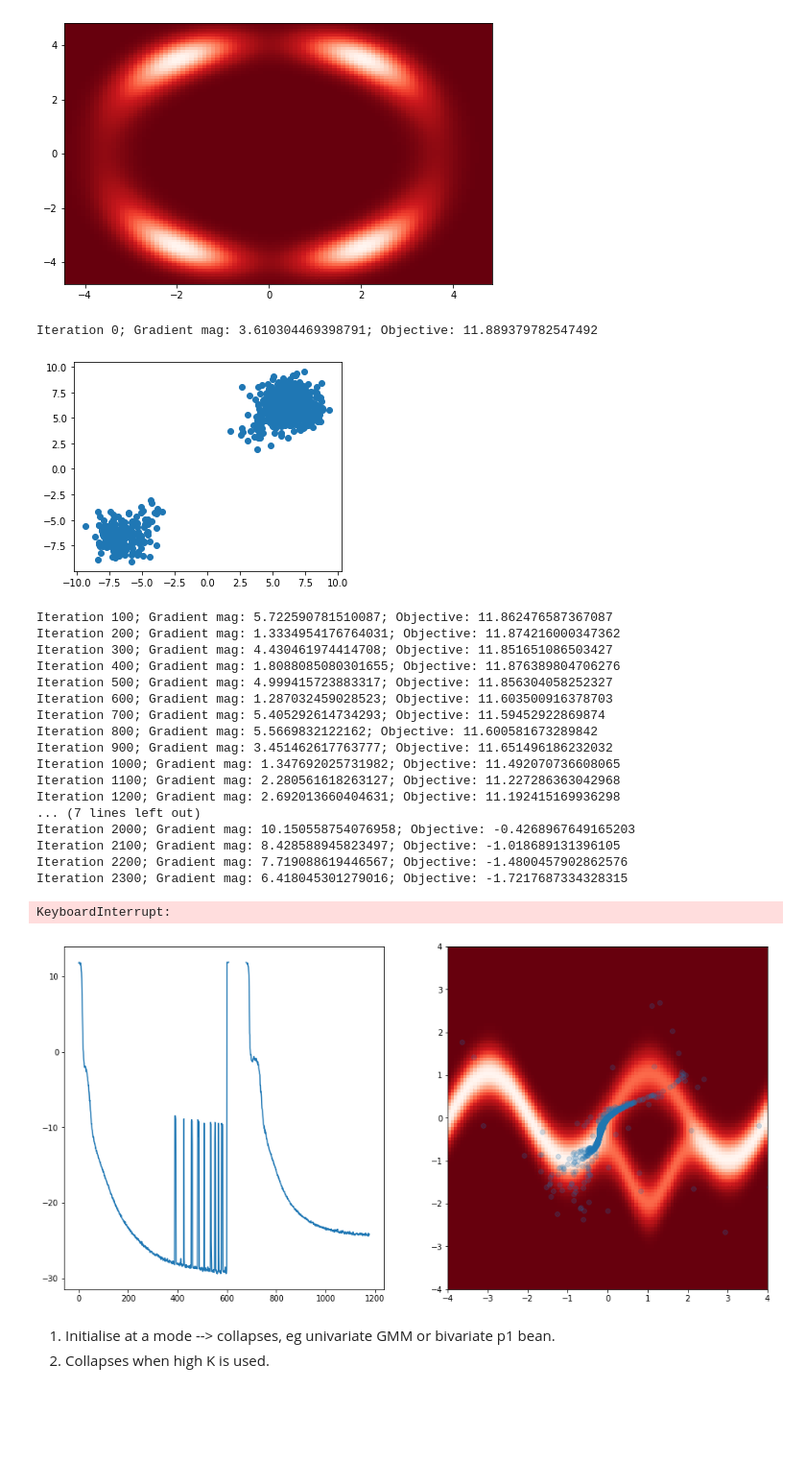
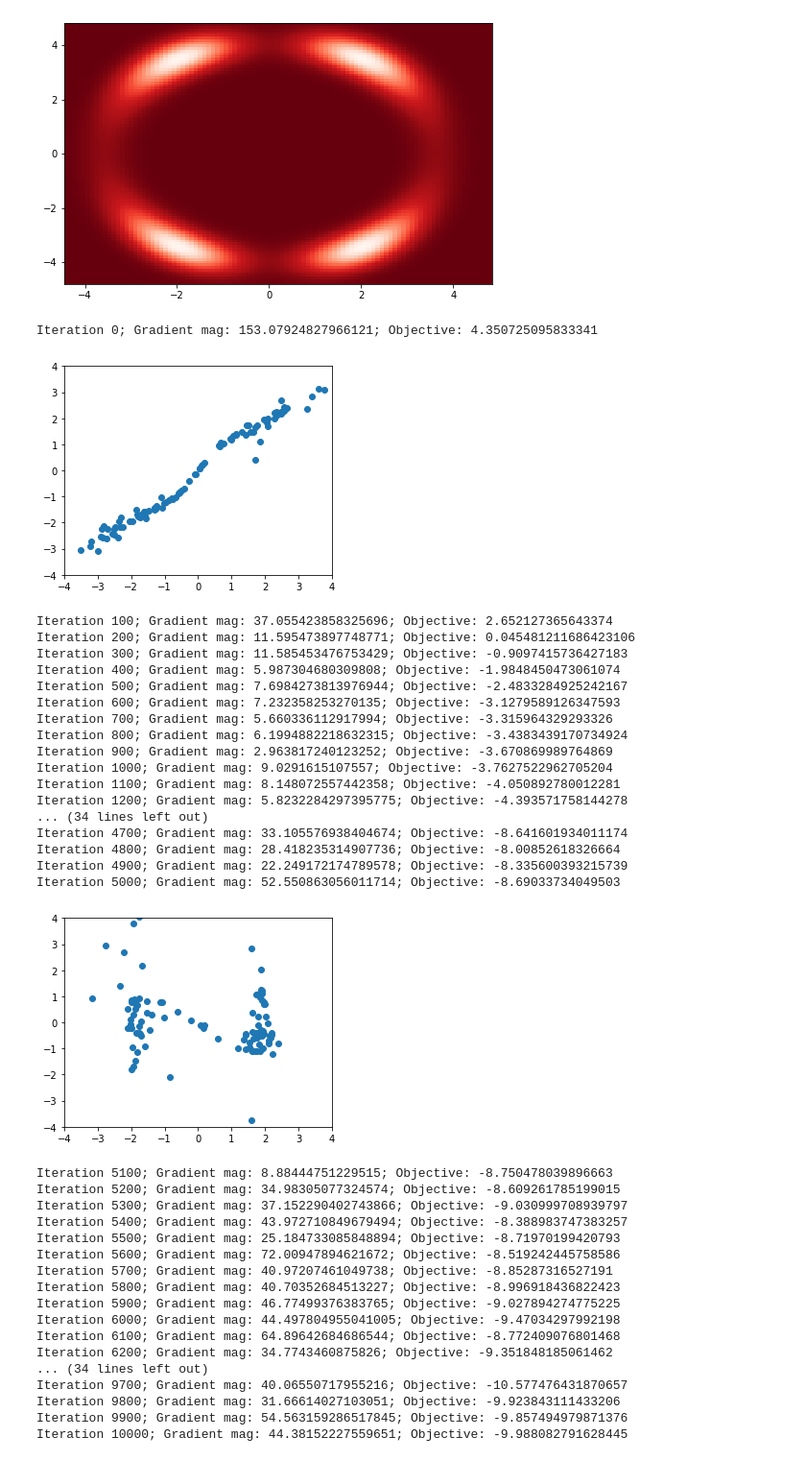
Before and after one commit to suton5/vi-normflows, a Jupyter notebook: Final.ipynb, the cells around one changed output. Shown at 96% size. Drawn from its saved outputs; the diff is of its cells as text; code cells hidden in the pictures; blank space fills up the shorter version.

```diff
--- a/Final.ipynb
+++ b/Final.ipynb
@@ -576,30 +596,44 @@ def visualise(func, variational_params, K=16, dim_z=2, xlimits=[-4,4], ylimits=[
-# %%
-variational_params = optimise(p1, 1000, 50000, 1e-4, K=16)
-# %% [output]
-Iteration 0; Gradient mag: 3.610304469398791; Objective: 11.889379782547492
-[figure, removed]
-Iteration 100; Gradient mag: 5.722590781510087; Objective: 11.862476587367087
-Iteration 200; Gradient mag: 1.3334954176764031; Objective: 11.874216000347362
-Iteration 300; Gradient mag: 4.430461974414708; Objective: 11.851651086503427
-Iteration 400; Gradient mag: 1.8088085080301655; Objective: 11.876389804706276
-Iteration 500; Gradient mag: 4.999415723883317; Objective: 11.856304058252327
-Iteration 600; Gradient mag: 1.287032459028523; Objective: 11.603500916378703
-Iteration 700; Gradient mag: 5.405292614734293; Objective: 11.59452922869874
-Iteration 800; Gradient mag: 5.5669832122162; Objective: 11.600581673289842
-Iteration 900; Gradient mag: 3.451462617763777; Objective: 11.651496186232032
-Iteration 1000; Gradient mag: 1.347692025731982; Objective: 11.492070736608065
-Iteration 1100; Gradient mag: 2.280561618263127; Objective: 11.227286363042968
-Iteration 1200; Gradient mag: 2.692013660404631; Objective: 11.192415169936298
-... (7 lines left out)
-Iteration 2000; Gradient mag: 10.150558754076958; Objective: -0.4268967649165203
-Iteration 2100; Gradient mag: 8.428588945823497; Objective: -1.018689131396105
-Iteration 2200; Gradient mag: 7.719088619446567; Objective: -1.4800457902862576
-Iteration 2300; Gradient mag: 6.418045301279016; Objective: -1.7217687334328315
-KeyboardInterrupt:
-# %%
-visualise(p1, variational_params)
-# %% [output]
-[figure, removed]
-# %% [markdown]
-1. Initialise at a mode --> collapses, eg univariate GMM or bivariate p1 bean.
-2. Collapses when high K is used.
+# %%
+num_samples=100
+num_iter=20000
+lr=1e-3
+K=8
+variational_params, objectives = optimise(p1, num_samples, num_iter, lr, K)
+# %% [output]
+Iteration 0; Gradient mag: 153.07924827966121; Objective: 4.350725095833341
+[figure, added]
+Iteration 100; Gradient mag: 37.055423858325696; Objective: 2.652127365643374
+Iteration 200; Gradient mag: 11.595473897748771; Objective: 0.045481211686423106
+Iteration 300; Gradient mag: 11.585453476753429; Objective: -0.9097415736427183
+Iteration 400; Gradient mag: 5.987304680309808; Objective: -1.9848450473061074
+Iteration 500; Gradient mag: 7.6984273813976944; Objective: -2.4833284925242167
+Iteration 600; Gradient mag: 7.232358253270135; Objective: -3.1279589126347593
+Iteration 700; Gradient mag: 5.660336112917994; Objective: -3.315964329293326
+Iteration 800; Gradient mag: 6.1994882218632315; Objective: -3.4383439170734924
+Iteration 900; Gradient mag: 2.963817240123252; Objective: -3.670869989764869
+Iteration 1000; Gradient mag: 9.0291615107557; Objective: -3.7627522962705204
+Iteration 1100; Gradient mag: 8.148072557442358; Objective: -4.050892780012281
+Iteration 1200; Gradient mag: 5.8232284297395775; Objective: -4.393571758144278
+... (34 lines left out)
+Iteration 4700; Gradient mag: 33.105576938404674; Objective: -8.641601934011174
+Iteration 4800; Gradient mag: 28.418235314907736; Objective: -8.00852618326664
+Iteration 4900; Gradient mag: 22.249172174789578; Objective: -8.335600393215739
+Iteration 5000; Gradient mag: 52.550863056011714; Objective: -8.69033734049503
+[figure, added]
+Iteration 5100; Gradient mag: 8.88444751229515; Objective: -8.750478039896663
+Iteration 5200; Gradient mag: 34.98305077324574; Objective: -8.609261785199015
+Iteration 5300; Gradient mag: 37.152290402743866; Objective: -9.030999708939797
+Iteration 5400; Gradient mag: 43.972710849679494; Objective: -8.388983747383257
+Iteration 5500; Gradient mag: 25.184733085848894; Objective: -8.71970199420793
+Iteration 5600; Gradient mag: 72.00947894621672; Objective: -8.519242445758586
+Iteration 5700; Gradient mag: 40.97207461049738; Objective: -8.85287316527191
+Iteration 5800; Gradient mag: 40.70352684513227; Objective: -8.996918436822423
+Iteration 5900; Gradient mag: 46.77499376383765; Objective: -9.027894274775225
+Iteration 6000; Gradient mag: 44.497804955041005; Objective: -9.47034297992198
+Iteration 6100; Gradient mag: 64.89642684686544; Objective: -8.772409076801468
+Iteration 6200; Gradient mag: 34.7743460875826; Objective: -9.351848185061462
+... (34 lines left out)
+Iteration 9700; Gradient mag: 40.06550717955216; Objective: -10.577476431870657
+Iteration 9800; Gradient mag: 31.66614027103051; Objective: -9.923843111433206
+Iteration 9900; Gradient mag: 54.563159286517845; Objective: -9.857494979871376
+Iteration 10000; Gradient mag: 44.38152227559651; Objective: -9.988082791628445
```
Also changed, not shown: parts of 12 cells of this notebook.
